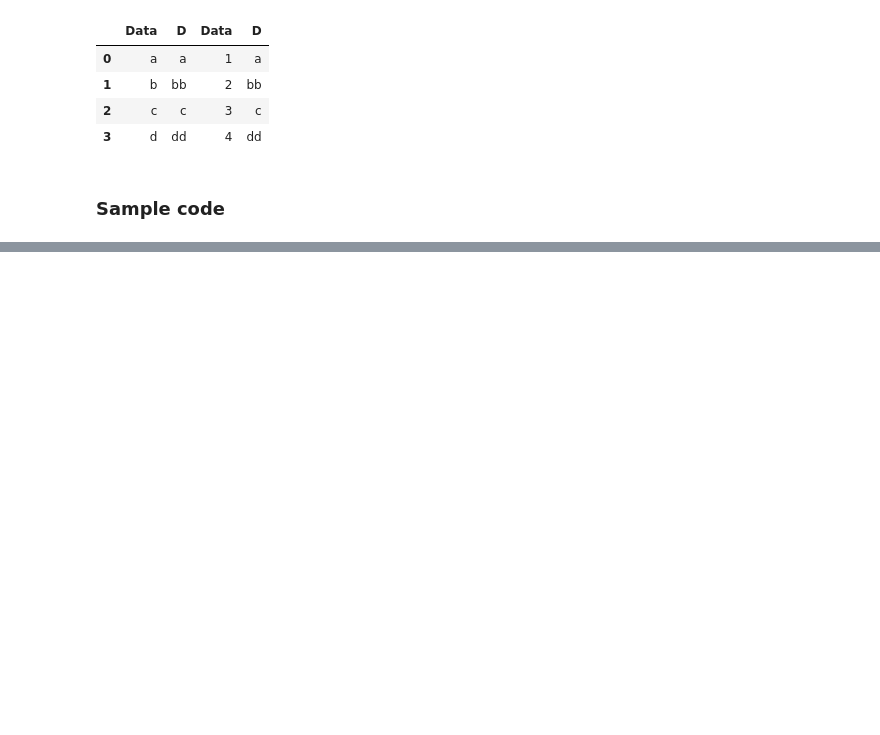
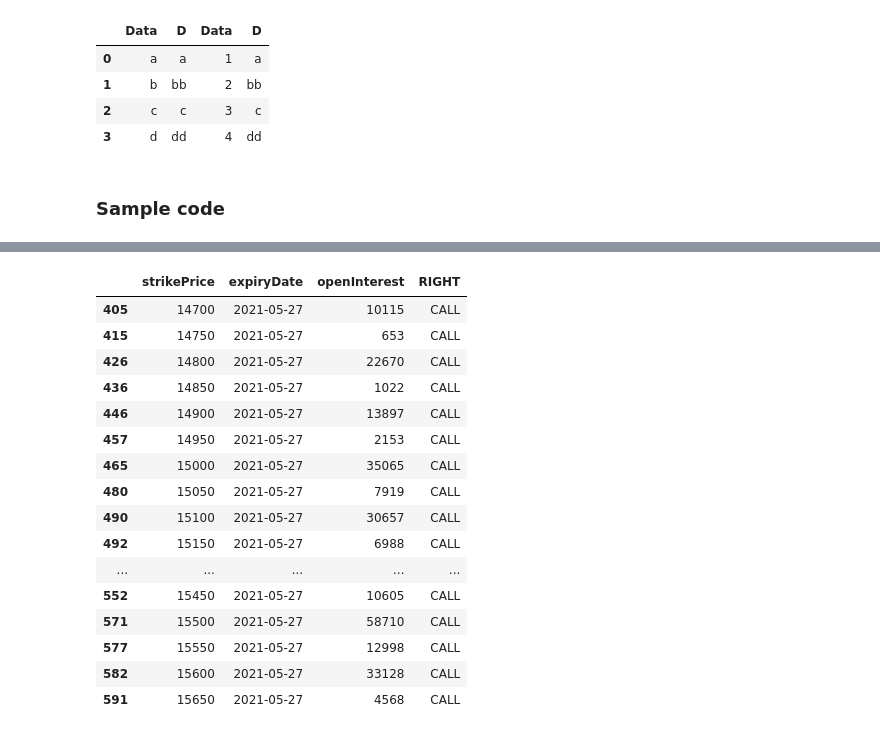
Before and after one commit to techhuv/NSE_Option_Chains, a Jupyter notebook: NSE Web Scrapper Chetan.ipynb, the cells around one changed output, grey strips where cells are left out. Saved outputs shown, nothing was run; the diff lists cells and outputs as text; code cells hidden in the pictures; blank space fills up the shorter version.

```diff
--- a/NSE Web Scrapper Chetan.ipynb
+++ b/NSE Web Scrapper Chetan.ipynb
@@ -151,0 +216,20 @@ writer.save()
+# %%
+df_call
+# %% [output]
+|  | strikePrice | expiryDate | openInterest | RIGHT |
+| 405 | 14700 | 2021-05-27 | 10115 | CALL |
+| 415 | 14750 | 2021-05-27 | 653 | CALL |
+| 426 | 14800 | 2021-05-27 | 22670 | CALL |
+| 436 | 14850 | 2021-05-27 | 1022 | CALL |
+| 446 | 14900 | 2021-05-27 | 13897 | CALL |
+| 457 | 14950 | 2021-05-27 | 2153 | CALL |
+| 465 | 15000 | 2021-05-27 | 35065 | CALL |
+| 480 | 15050 | 2021-05-27 | 7919 | CALL |
+| 490 | 15100 | 2021-05-27 | 30657 | CALL |
+| 492 | 15150 | 2021-05-27 | 6988 | CALL |
+| ... | ... | ... | ... | ... |
+| 552 | 15450 | 2021-05-27 | 10605 | CALL |
+| 571 | 15500 | 2021-05-27 | 58710 | CALL |
+| 577 | 15550 | 2021-05-27 | 12998 | CALL |
+| 582 | 15600 | 2021-05-27 | 33128 | CALL |
+| 591 | 15650 | 2021-05-27 | 4568 | CALL |
```
Also changed, not shown: parts of 13 cells of this notebook.
